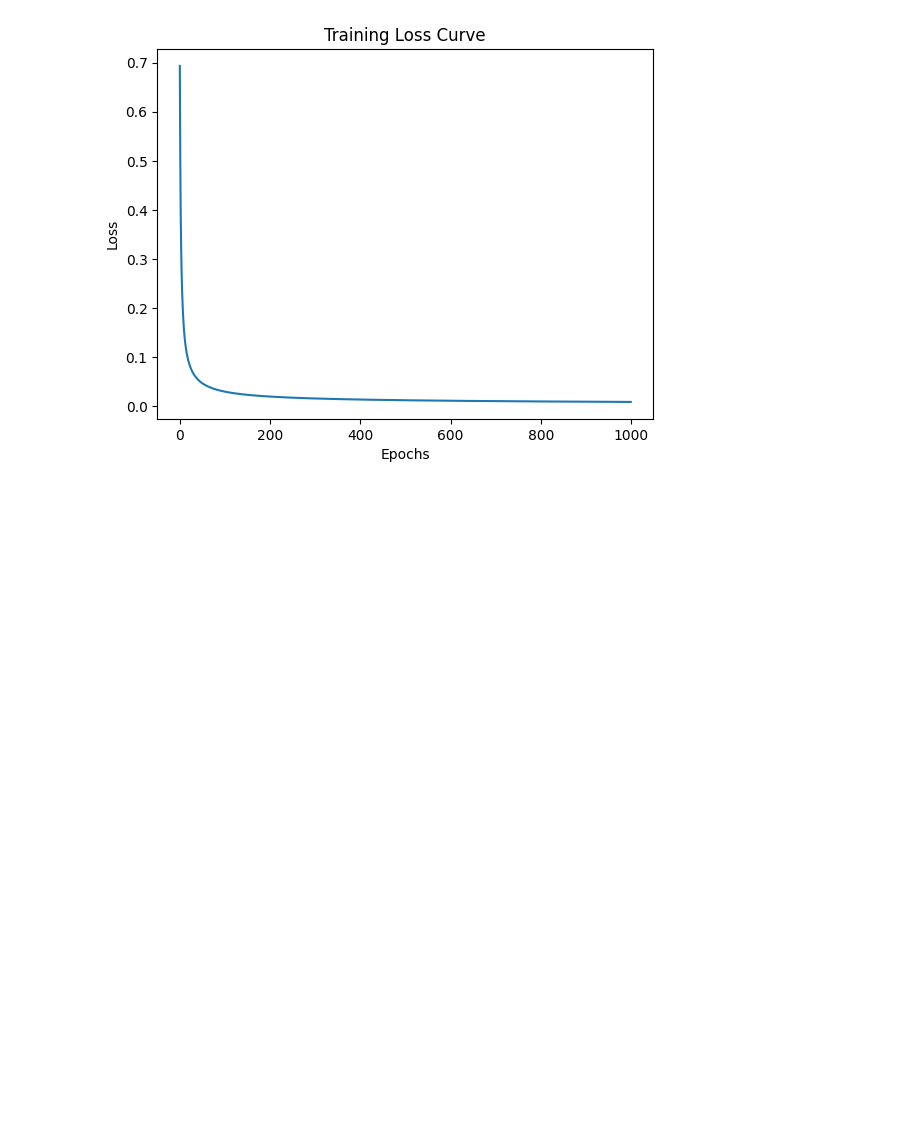
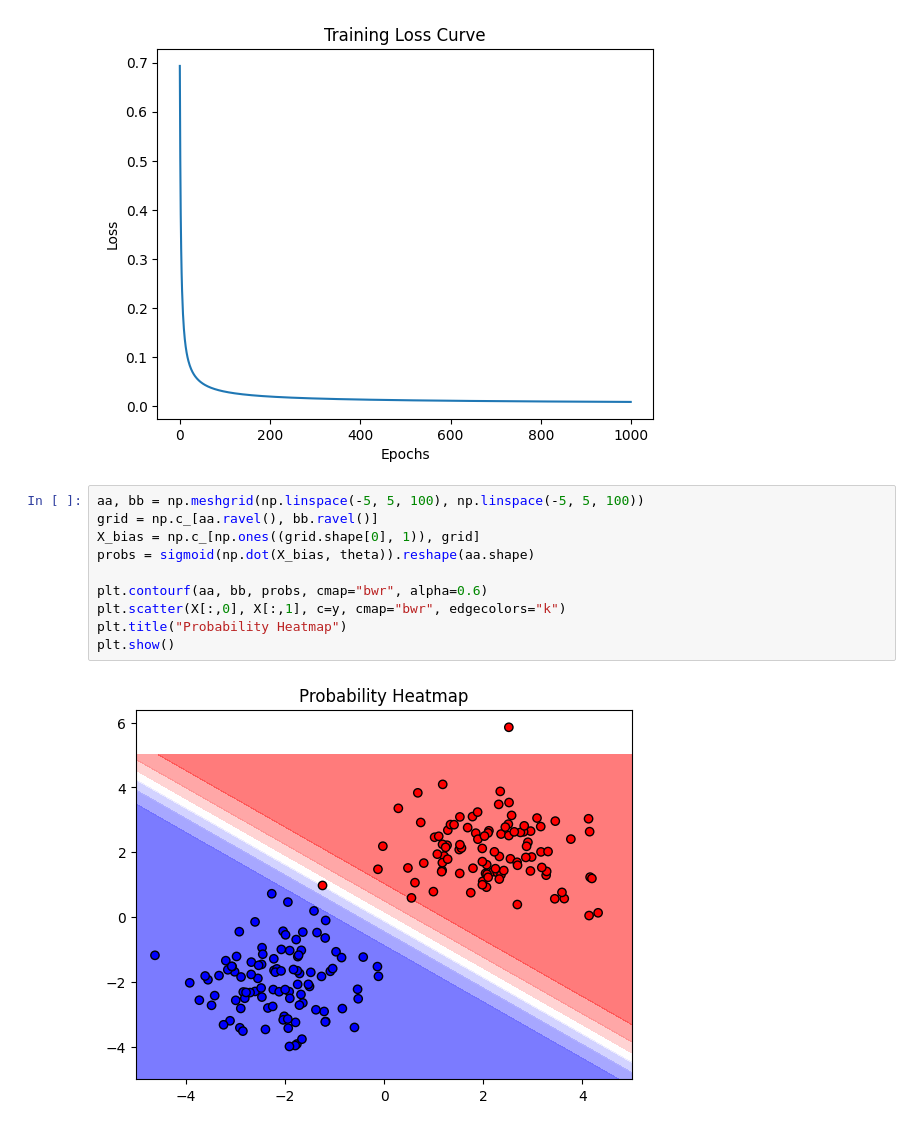
Before and after one commit to coder-jayp/supervised-ml-algorithms-implementation, a Jupyter notebook: notebooks/Logistic_Regression.ipynb, the cells around one changed output. Cells and saved outputs as stored; diff of their text form; blank space fills up the shorter version.

Commit message:
feat: add probability heatmap to visualize decision surface

```diff
--- a/notebooks/Logistic_Regression.ipynb
+++ b/notebooks/Logistic_Regression.ipynb
@@ -93,3 +93,15 @@ plt.title("Training Loss Curve")
 plt.show()
 # %% [output]
 [figure]
+# %%
+aa, bb = np.meshgrid(np.linspace(-5, 5, 100), np.linspace(-5, 5, 100))
+grid = np.c_[aa.ravel(), bb.ravel()]
+X_bias = np.c_[np.ones((grid.shape[0], 1)), grid]
+probs = sigmoid(np.dot(X_bias, theta)).reshape(aa.shape)
+
+plt.contourf(aa, bb, probs, cmap="bwr", alpha=0.6)
+plt.scatter(X[:,0], X[:,1], c=y, cmap="bwr", edgecolors="k")
+plt.title("Probability Heatmap")
+plt.show()
+# %% [output]
+[figure, added]
```
